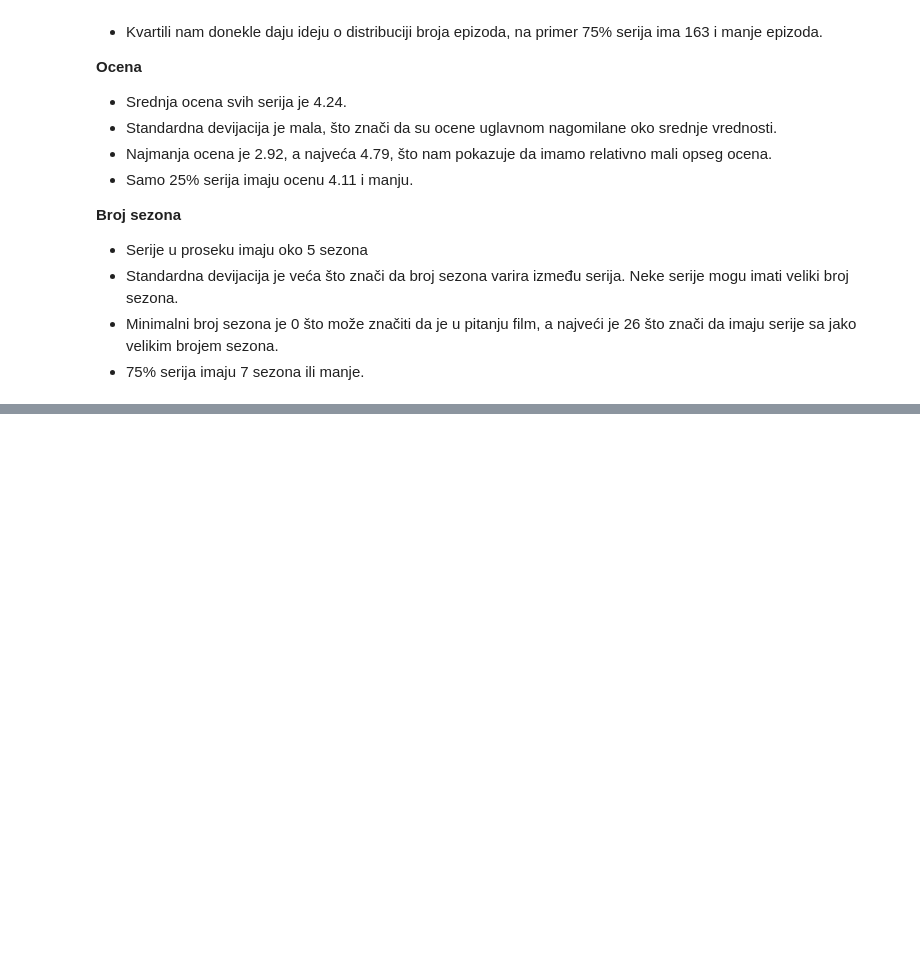
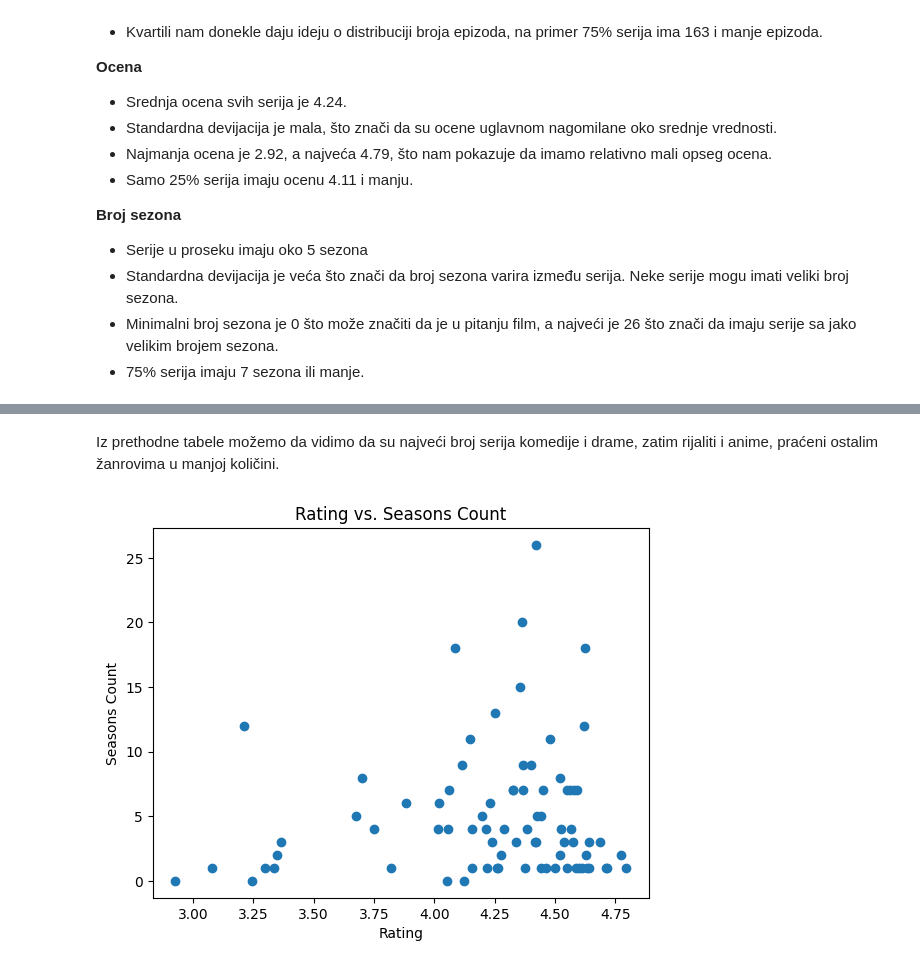
Before and after one commit to DamjanVincic/hulu-popular-shows-analysis, a Jupyter notebook: exploratory-analysis.ipynb, the cells around one changed output, grey strips where cells are left out. Cells and saved outputs as stored; diff of their text form; code cells hidden in the pictures; blank space fills up the shorter version.

```diff
--- a/exploratory-analysis.ipynb
+++ b/exploratory-analysis.ipynb
@@ -130,0 +161,10 @@ df.describe()
+# %% [markdown]
+Iz prethodne tabele možemo da vidimo da su najveći broj serija komedije i drame, zatim rijaliti i anime, praćeni ostalim žanrovima u manjoj količini.
+# %%
+plt.scatter(df['rating'], df['seasons_count'])
+plt.title('Rating vs. Seasons Count')
+plt.xlabel('Rating')
+plt.ylabel('Seasons Count')
+plt.show()
+# %% [output]
+[figure, added]
```
Also changed, not shown: parts of 24 cells of this notebook.
